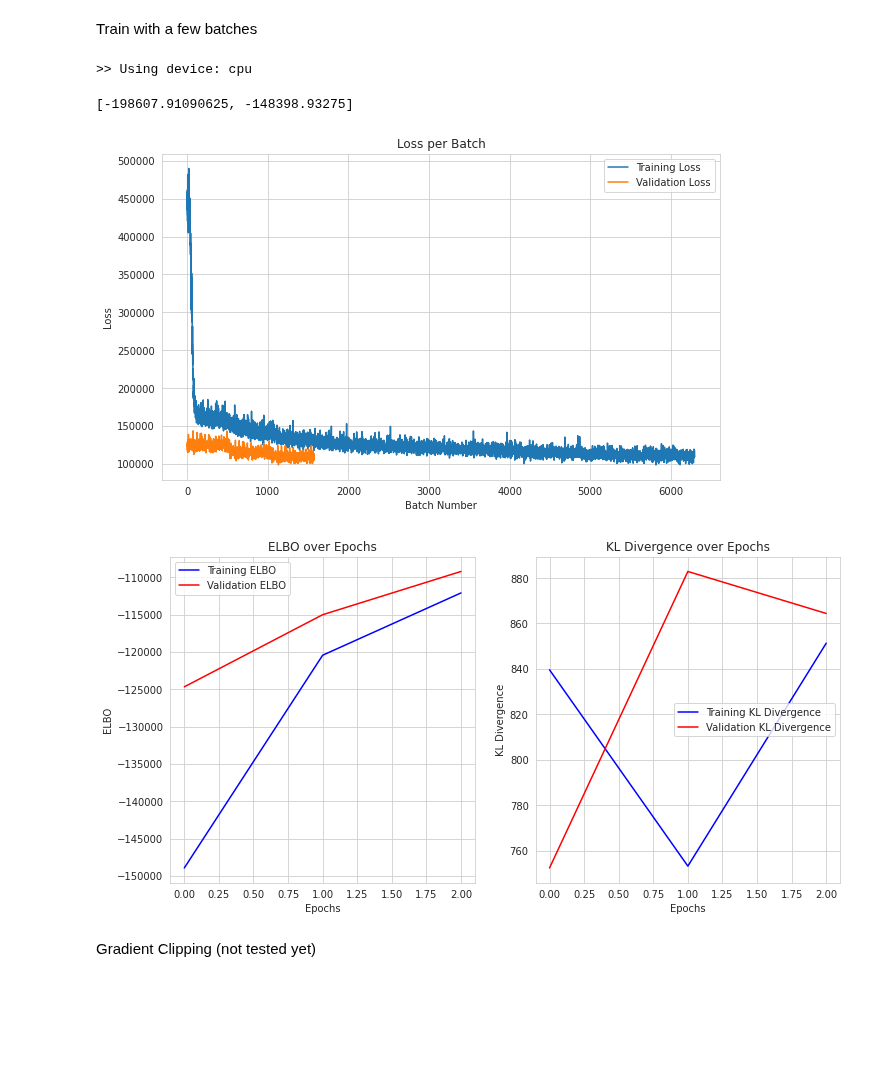
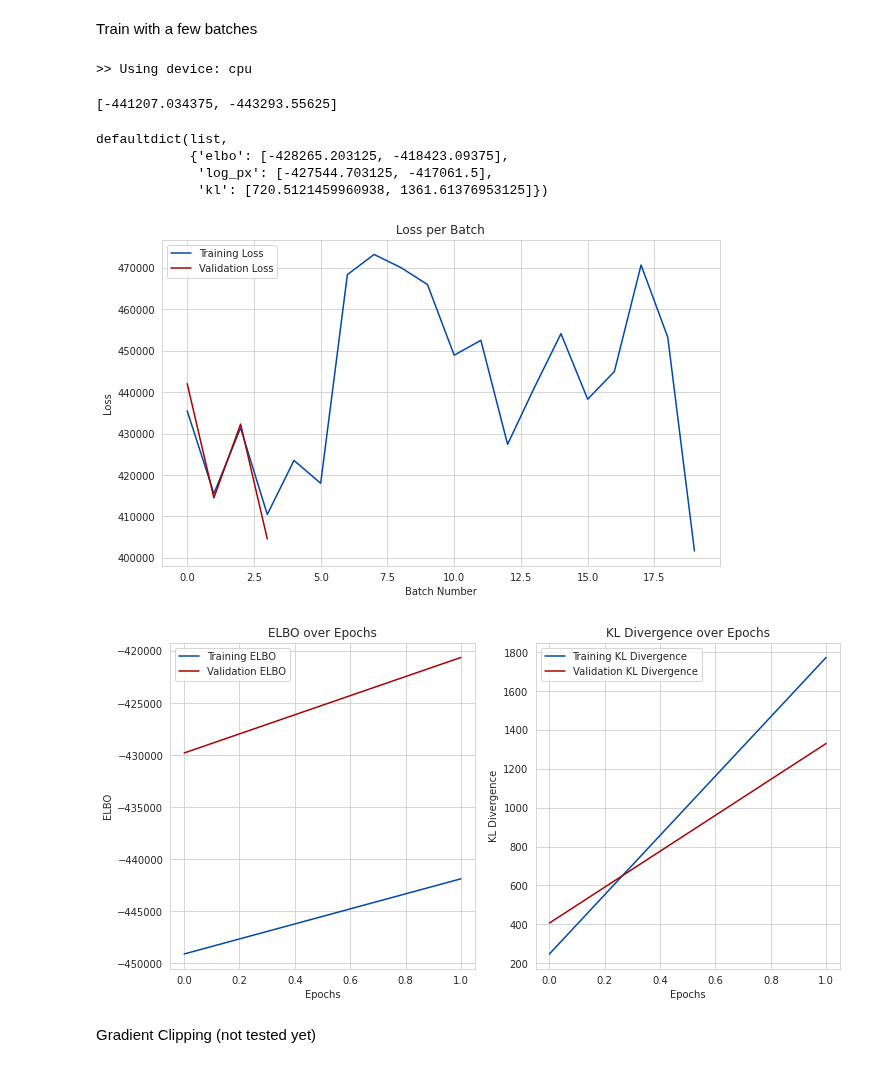
Before and after one commit to notaiax/Prediction-of-protein-isoforms-using-semi-supervised-learning, a Jupyter notebook: VAE/aiax VAE (test) .ipynb, the cells around one changed output. Drawn from its saved outputs; the diff is of its cells as text; code cells hidden in the pictures; blank space fills up the shorter version.

```diff
--- a/VAE/aiax VAE (test) .ipynb
+++ b/VAE/aiax VAE (test) .ipynb
@@ -438,7 +443,8 @@ Train with a few batches
 
 num_epochs = 2  # Number of epochs
 num_batches = 2099  # Max batches
-num_batches = 500  # Number of batches to train on
+num_batches = 10  # Number of batches to train on
+latent_features = 100
 
 train_losses = []
 val_losses = []
@@ -531,43 +537,63 @@ while epoch < num_epochs:
 training_data['elbo']
 # %% [output]
 >> Using device: cpu
-[-198607.91090625, -148398.93275]
+[-441207.034375, -443293.55625]
+# %%
+validation_data
+# %% [output]
+defaultdict(list,
+            {'elbo': [-428265.203125, -418423.09375],
+             'log_px': [-427544.703125, -417061.5],
+             'kl': [720.5121459960938, 1361.61376953125]})
 # %%
+# Define your color dictionary
+color_dict = {
+    'red': '#ab0000',   # Dark red
+    'blue': '#0047ab'   # Dark blue
+}
+
 def plot_losses(losses_dict):
     """
     Plots the training and validation losses on the same plot.
 
     Parameters:
     losses_dict (dict): A dictionary where keys are loss types (e.g., 'Training', 'Validation')
                         and values are lists of loss values.
     """
     plt.figure(figsize=(10, 6))
 
+    # Use darker blue and red colors
+    colors = {
+        'Training': color_dict.get('blue'),  # Dark blue
+        'Validation': color_dict.get('red')  # Dark red
+    }
+
     for type, losses in losses_dict.items():
-        plt.plot(losses, label=f'{type} Loss')
+        plt.plot(losses, label=f'{type} Loss', color=colors.get(type, 'black'))
 
     plt.title('Loss per Batch')
     plt.xlabel('Batch Number')
     plt.ylabel('Loss')
     plt.legend()
     plt.grid(True)
     plt.show()
 
+# Assuming you have defined train_losses and val_losses
 losses_dict = {
     "Training": train_losses,
     "Validation": val_losses
 }
 plot_losses(losses_dict)
 # %% [output]
-[figure, old version]
+[figure, new version]
 # %%
 # Set up a figure and axis for the plots
 plt.figure(figsize=(12, 6))
 
 # Plot ELBO
 plt.subplot(1, 2, 1)
-plt.plot(training_data['elbo'], label='Training ELBO', color='blue')
-plt.plot(validation_data['elbo'], label='Validation ELBO', color='red')
+plt.plot(training_data['elbo'], label='Training ELBO', color=color_dict.get('blue'))
+plt.plot(validation_data['elbo'], label='Validation ELBO', color=color_dict.get('red'))
 plt.xlabel('Epochs')
 plt.ylabel('ELBO')
 plt.title('ELBO over Epochs')
@@ -575,8 +601,8 @@ plt.legend()
 
 # Plot KL Divergence
 plt.subplot(1, 2, 2)
-plt.plot(training_data['kl'], label='Training KL Divergence', color='blue')
-plt.plot(validation_data['kl'], label='Validation KL Divergence', color='red')
+plt.plot(training_data['kl'], label='Training KL Divergence', color=color_dict.get('blue'))
+plt.plot(validation_data['kl'], label='Validation KL Divergence', color=color_dict.get('red'))
 plt.xlabel('Epochs')
 plt.ylabel('KL Divergence')
 plt.title('KL Divergence over Epochs')
@@ -585,7 +611,7 @@ plt.legend()
 # Display the plot
 plt.show()
 # %% [output]
-[figure, old version]
+[figure, new version]
 # %% [markdown]
 Gradient Clipping (not tested yet)
 # %%
```
Also changed, not shown: parts of 6 cells of this notebook, 1 other file.
